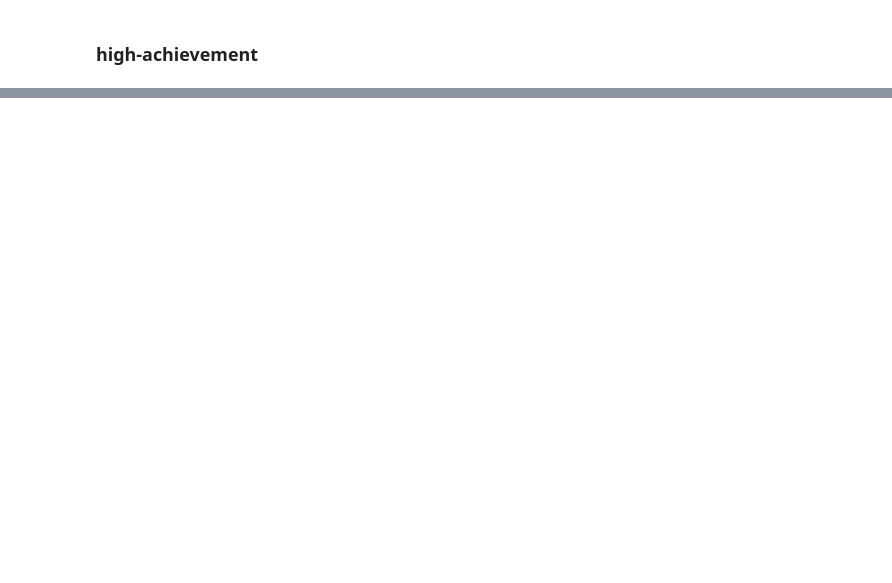
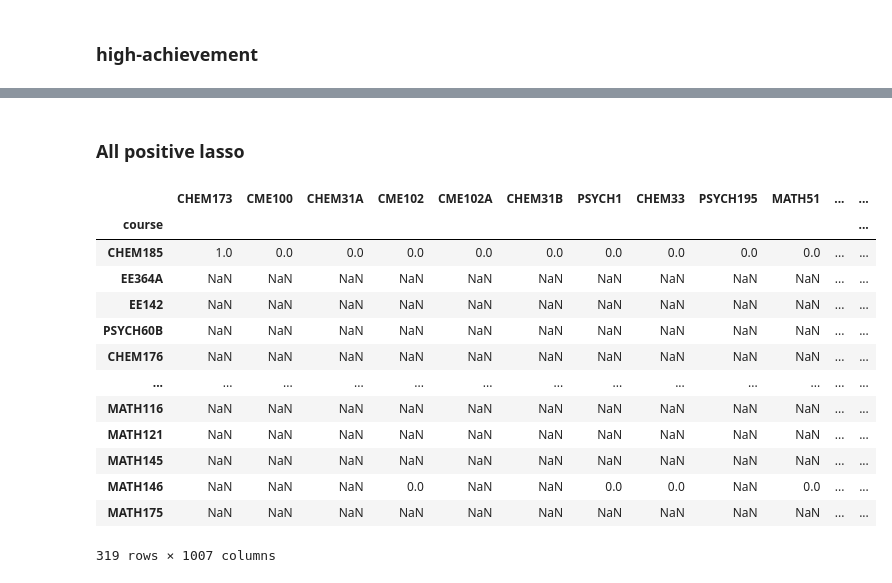
Before and after one commit to gmdavis1/carta-prereqs, a Jupyter notebook: analysis/analyzing_coefs.ipynb, the cells around one changed output, grey strips where cells are left out. Cells and saved outputs as stored; diff of their text form; code cells hidden in the pictures; blank space fills up the shorter version.

Commit message:
All positive Lasso

```diff
--- a/analysis/analyzing_coefs.ipynb
+++ b/analysis/analyzing_coefs.ipynb
@@ -181,0 +184,28 @@ pprint(clusters)
+# %% [markdown]
+### All positive lasso
+# %%
+pathname = "lasso_test"
+
+lasso_positive_results_full, lasso_positive_results_prereq, lasso_positive_coefs_full, lasso_positive_coefs_prereq = load_csvs(pathname)
+
+# remove coefs for courses in the same dept that are higher level (e.g. CS221 shouldn't be a predictor for CS106A)
+remove_advcourse_coefs(lasso_positive_coefs_full)
+
+# normalize by making all rows sum to 1
+norm_lasso_positive_coefs_full = rowwise_normalize(lasso_positive_coefs_full)
+display(norm_lasso_positive_coefs_full)
+# %% [output]
+|  | CHEM173 | CME100 | CHEM31A | CME102 | CME102A | CHEM31B | PSYCH1 | CHEM33 | PSYCH195 | MATH51 | ... | ... |
+| course |  |  |  |  |  |  |  |  |  |  |  | ... |
+| CHEM185 | 1.0 | 0.0 | 0.0 | 0.0 | 0.0 | 0.0 | 0.0 | 0.0 | 0.0 | 0.0 | ... | ... |
+| EE364A | NaN | NaN | NaN | NaN | NaN | NaN | NaN | NaN | NaN | NaN | ... | ... |
+| EE142 | NaN | NaN | NaN | NaN | NaN | NaN | NaN | NaN | NaN | NaN | ... | ... |
+| PSYCH60B | NaN | NaN | NaN | NaN | NaN | NaN | NaN | NaN | NaN | NaN | ... | ... |
+| CHEM176 | NaN | NaN | NaN | NaN | NaN | NaN | NaN | NaN | NaN | NaN | ... | ... |
+| ... | ... | ... | ... | ... | ... | ... | ... | ... | ... | ... | ... | ... |
+| MATH116 | NaN | NaN | NaN | NaN | NaN | NaN | NaN | NaN | NaN | NaN | ... | ... |
+| MATH121 | NaN | NaN | NaN | NaN | NaN | NaN | NaN | NaN | NaN | NaN | ... | ... |
+| MATH145 | NaN | NaN | NaN | NaN | NaN | NaN | NaN | NaN | NaN | NaN | ... | ... |
+| MATH146 | NaN | NaN | NaN | 0.0 | NaN | NaN | 0.0 | 0.0 | NaN | 0.0 | ... | ... |
+| MATH175 | NaN | NaN | NaN | NaN | NaN | NaN | NaN | NaN | NaN | NaN | ... | ... |
+319 rows × 1007 columns
```
Also changed, not shown: parts of 15 cells of this notebook, 59 other files.
